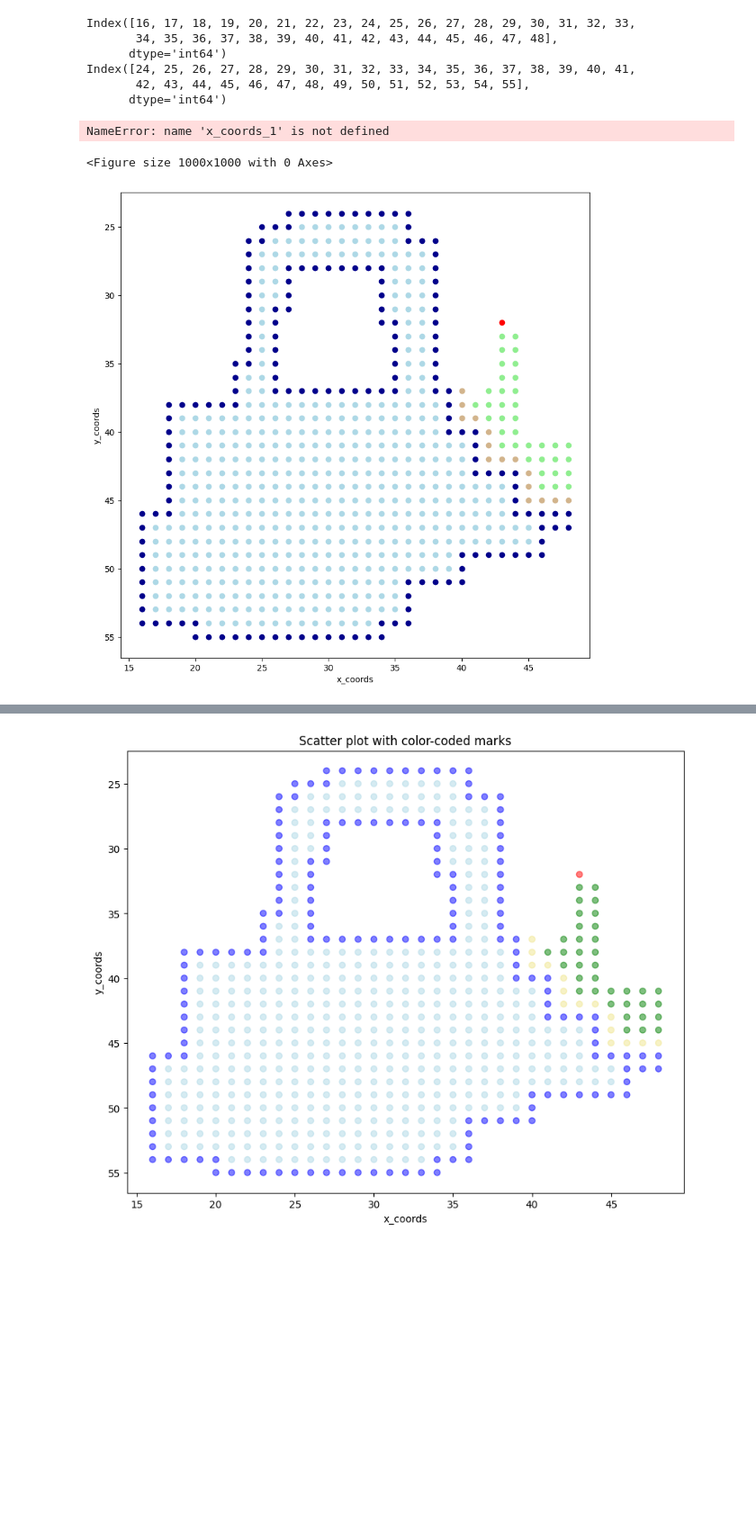
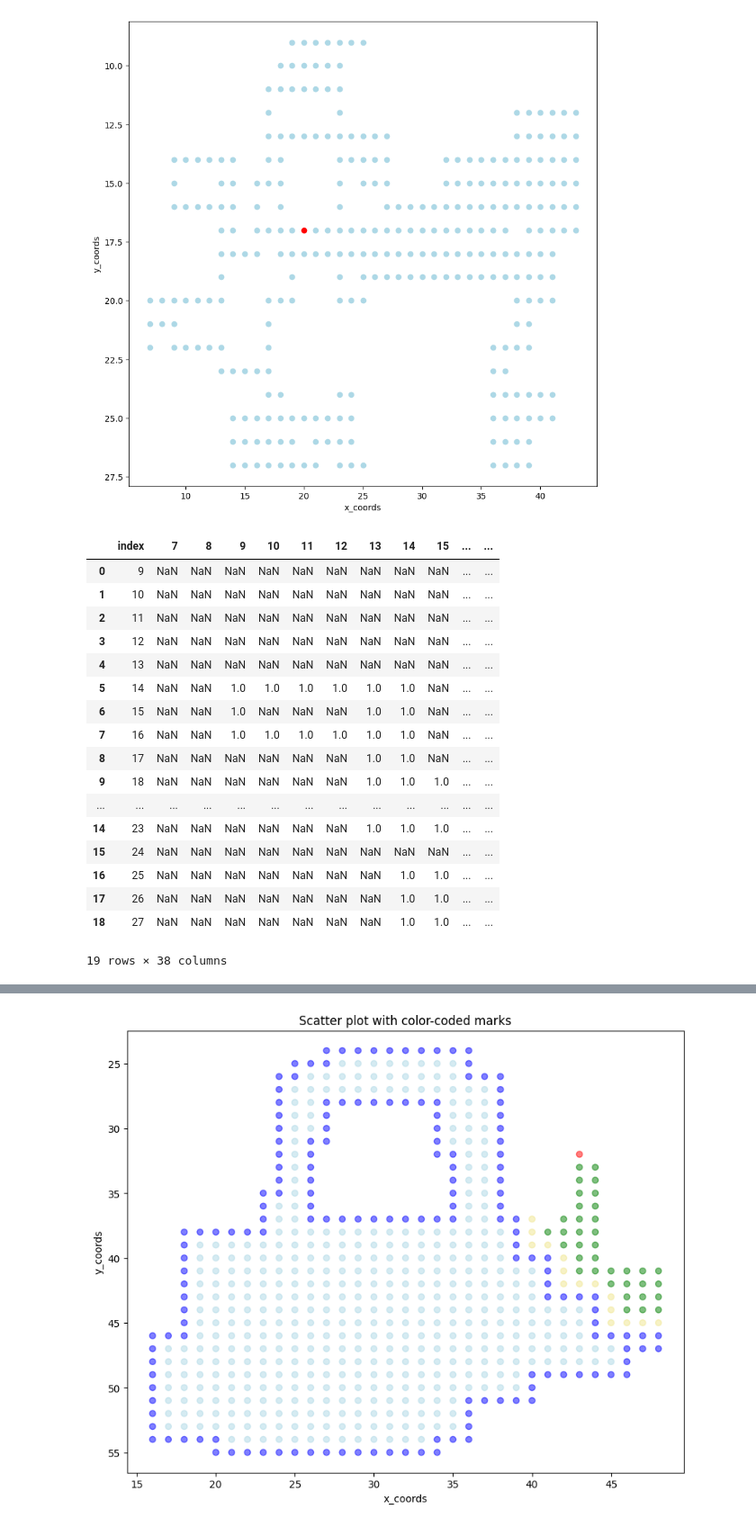
Before and after one commit to ShenShu2016/pokemmo_py_auto, a Jupyter notebook: tools/x_y_battle_area_analyize.ipynb, the cells around one changed output, grey strips where cells are left out. Shown at 90% size. Drawn from its saved outputs; the diff is of its cells as text; code cells hidden in the pictures; blank space fills up the shorter version.

```diff
--- a/tools/x_y_battle_area_analyize.ipynb
+++ b/tools/x_y_battle_area_analyize.ipynb
@@ -265,40 +193,3 @@ plt.show()
-# %%
-# 打印DataFrame的列索引
-print(df.columns)
-
-# 打印DataFrame的行索引
-print(df.index)
-# %% [output]
-Index([16, 17, 18, 19, 20, 21, 22, 23, 24, 25, 26, 27, 28, 29, 30, 31, 32, 33,
-       34, 35, 36, 37, 38, 39, 40, 41, 42, 43, 44, 45, 46, 47, 48],
-      dtype='int64')
-Index([24, 25, 26, 27, 28, 29, 30, 31, 32, 33, 34, 35, 36, 37, 38, 39, 40, 41,
-       42, 43, 44, 45, 46, 47, 48, 49, 50, 51, 52, 53, 54, 55],
-      dtype='int64')
-# %%
-# 创建一个新的图形
-plt.figure(figsize=(10, 10))
-
-# 画出散点图
-plt.scatter(x_coords_1, y_coords_1, color='b')
-plt.scatter(x_coords_2, y_coords_2, color='r')
-
-# 标记值为2的坐标点
-for x, y in zip(x_coords_2, y_coords_2):
-    plt.text(x, y, f'({x}, {y})', color='r', ha='left', va='top', fontsize=6, alpha=0.7, weight='bold', bbox=dict(facecolor='white', edgecolor='none', pad=0.2))
-
-# y轴反转
-plt.gca().invert_yaxis()
-
-# 设定坐标轴的标题
-plt.xlabel('x_coords')
-plt.ylabel('y_coords')
-
-# 显示图形
-plt.show()
-# %% [output]
-NameError: name 'x_coords_1' is not defined
-<Figure size 1000x1000 with 0 Axes>
 # %%
 import pandas as pd
 import matplotlib.pyplot as plt
@@ -320,7 +211,7 @@ import matplotlib.pyplot as plt
 import numpy as np
 
 # 读取Excel文件
-df = pd.read_excel("coordinates.xlsx", index_col=0)
+df = pd.read_excel("PETALBURG CITY coordinates.xlsx", index_col=0)
 
 # 将'pc_in'的值更改为112
 df = df.replace('pc_in', 112)
@@ -338,31 +229,31 @@ plt.figure(figsize=(10, 10))
 
 # 根据值绘制散点图
 for x, y in zip(x_coords, y_coords):
     value = df.loc[y, x]
     if np.isnan(value):
         color = 'black'
     elif value == 1:
         color = 'lightblue'
     elif value == 2:
         color = 'darkblue'
     elif value == 3:
         color = 'tan'
     elif value == 4:
         color = 'lightgreen'
     elif value == 112:
         color = 'red'
     else:
         color = 'black'  # 其他未知值为黑色
     plt.scatter(x, y, color=color)
 
 
 # y轴反转
 plt.gca().invert_yaxis()
 # 设置坐标轴的标题
 plt.xlabel('x_coords')
 plt.ylabel('y_coords')
 
 # 显示图形
 plt.show()
 # %% [output]
-[figure, old version]
+[figure, new version]
@@ -373,2 +260,24 @@ df.to_csv('SOOTOPOLIS_CITY_coords_tracking.csv')
 # %%
-df = pd.read_excel("coordinates.xlsx", index_col=0)
+df = pd.read_excel("PETALBURG CITY coordinates.xlsx", index_col=0)
+# 先重置索引，这样行标签就变成一列
+df = df.reset_index()
+df
+# %% [output]
+|  | index | 7 | 8 | 9 | 10 | 11 | 12 | 13 | 14 | 15 | ... | ... |
+| 0 | 9 | NaN | NaN | NaN | NaN | NaN | NaN | NaN | NaN | NaN | ... | ... |
+| 1 | 10 | NaN | NaN | NaN | NaN | NaN | NaN | NaN | NaN | NaN | ... | ... |
+| 2 | 11 | NaN | NaN | NaN | NaN | NaN | NaN | NaN | NaN | NaN | ... | ... |
+| 3 | 12 | NaN | NaN | NaN | NaN | NaN | NaN | NaN | NaN | NaN | ... | ... |
+| 4 | 13 | NaN | NaN | NaN | NaN | NaN | NaN | NaN | NaN | NaN | ... | ... |
+| 5 | 14 | NaN | NaN | 1.0 | 1.0 | 1.0 | 1.0 | 1.0 | 1.0 | NaN | ... | ... |
+| 6 | 15 | NaN | NaN | 1.0 | NaN | NaN | NaN | 1.0 | 1.0 | NaN | ... | ... |
+| 7 | 16 | NaN | NaN | 1.0 | 1.0 | 1.0 | 1.0 | 1.0 | 1.0 | NaN | ... | ... |
+| 8 | 17 | NaN | NaN | NaN | NaN | NaN | NaN | 1.0 | 1.0 | NaN | ... | ... |
+| 9 | 18 | NaN | NaN | NaN | NaN | NaN | NaN | 1.0 | 1.0 | 1.0 | ... | ... |
+| ... | ... | ... | ... | ... | ... | ... | ... | ... | ... | ... | ... | ... |
+| 14 | 23 | NaN | NaN | NaN | NaN | NaN | NaN | 1.0 | 1.0 | 1.0 | ... | ... |
+| 15 | 24 | NaN | NaN | NaN | NaN | NaN | NaN | NaN | NaN | NaN | ... | ... |
+| 16 | 25 | NaN | NaN | NaN | NaN | NaN | NaN | NaN | 1.0 | 1.0 | ... | ... |
+| 17 | 26 | NaN | NaN | NaN | NaN | NaN | NaN | NaN | 1.0 | 1.0 | ... | ... |
+| 18 | 27 | NaN | NaN | NaN | NaN | NaN | NaN | NaN | 1.0 | 1.0 | ... | ... |
+19 rows × 38 columns
```
Also changed, not shown: parts of 22 cells of this notebook, 17 other files.
